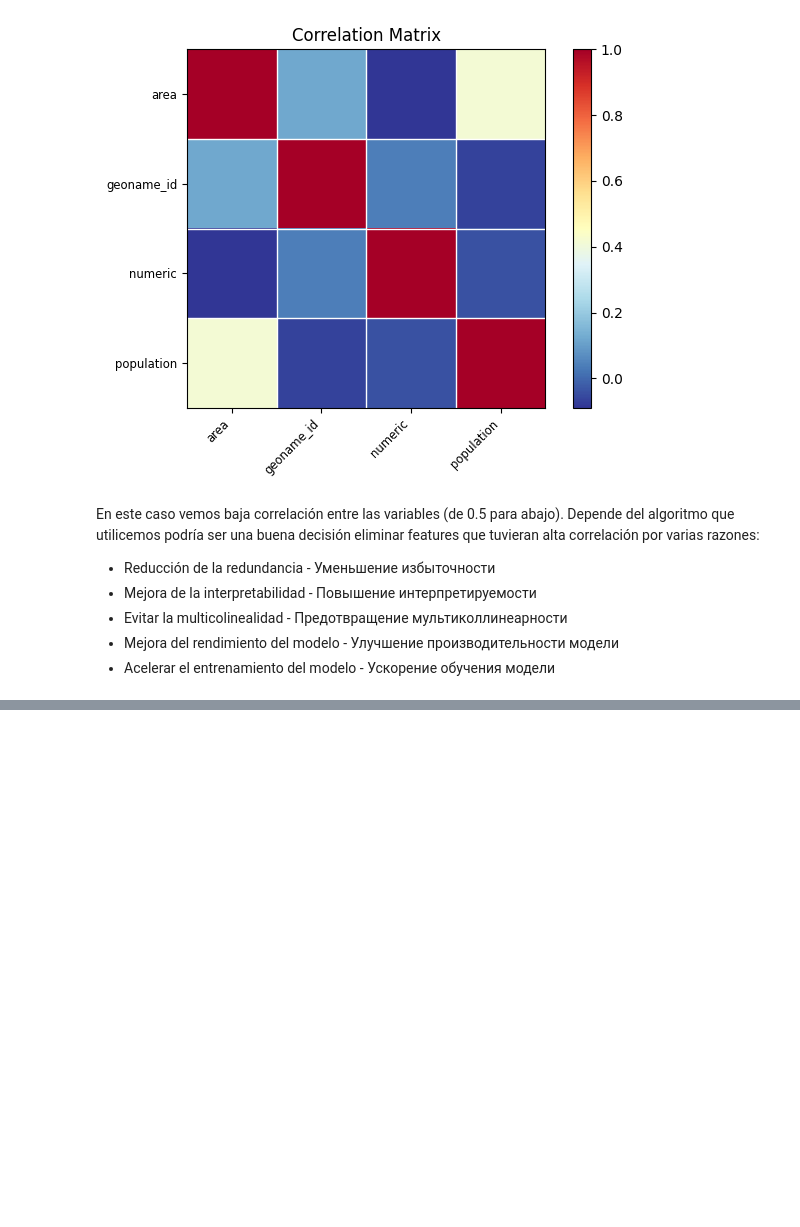
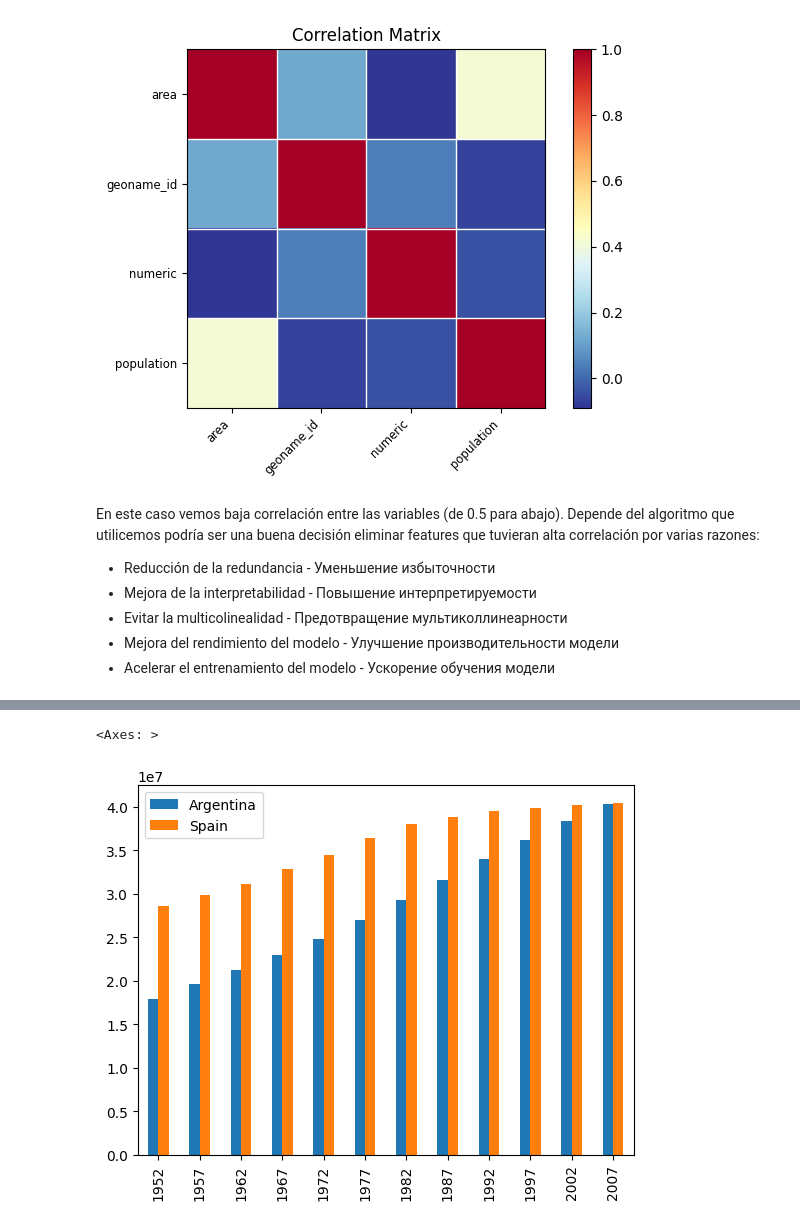
Before and after one commit to edisonc57/exercises, a Jupyter notebook: EDA.ipynb, the cells around one changed output, grey strips where cells are left out. Drawn from its saved outputs; the diff is of its cells as text; code cells hidden in the pictures; blank space fills up the shorter version.

```diff
--- a/EDA.ipynb
+++ b/EDA.ipynb
@@ -209,0 +213,14 @@ plt.show()
+# %%
+#crear el eje x
+anios= df2_es["year"].unique()
+#crear los ejes y
+pop_ar=df2_ar['population'].values
+pop_es=df2_es['population'].values
+
+df_plot= pd.DataFrame({'Argentina':pop_ar,
+                    'Spain':pop_es},
+                        index=anios)
+df_plot.plot(kind='bar')
+# %% [output]
+<Axes: >
+[figure, added]
```
Also changed, not shown: parts of 4 cells of this notebook.
